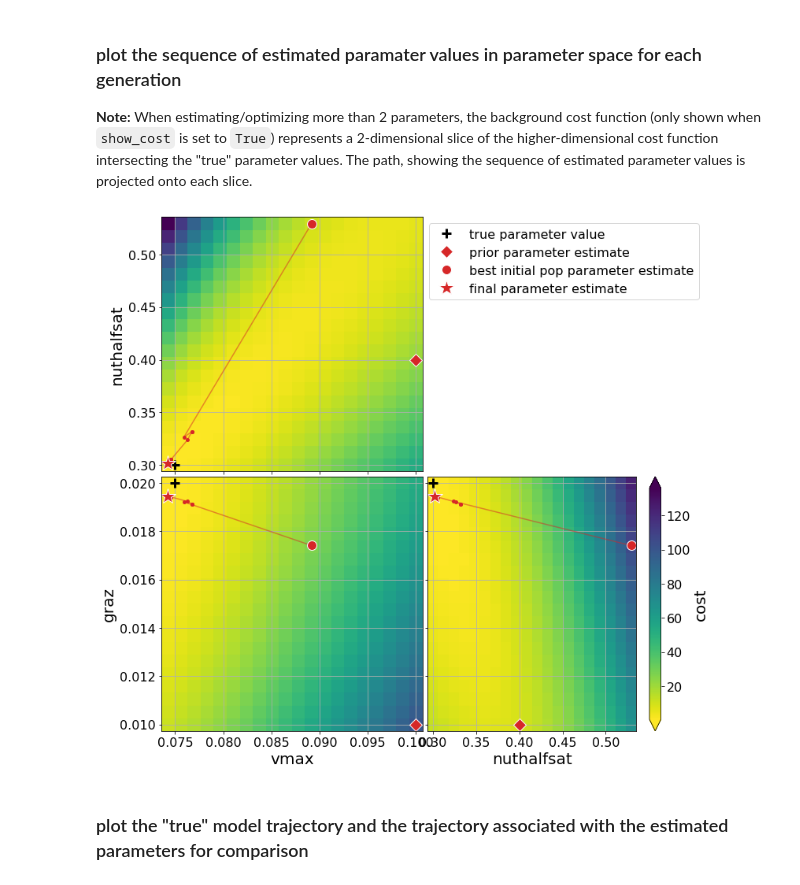
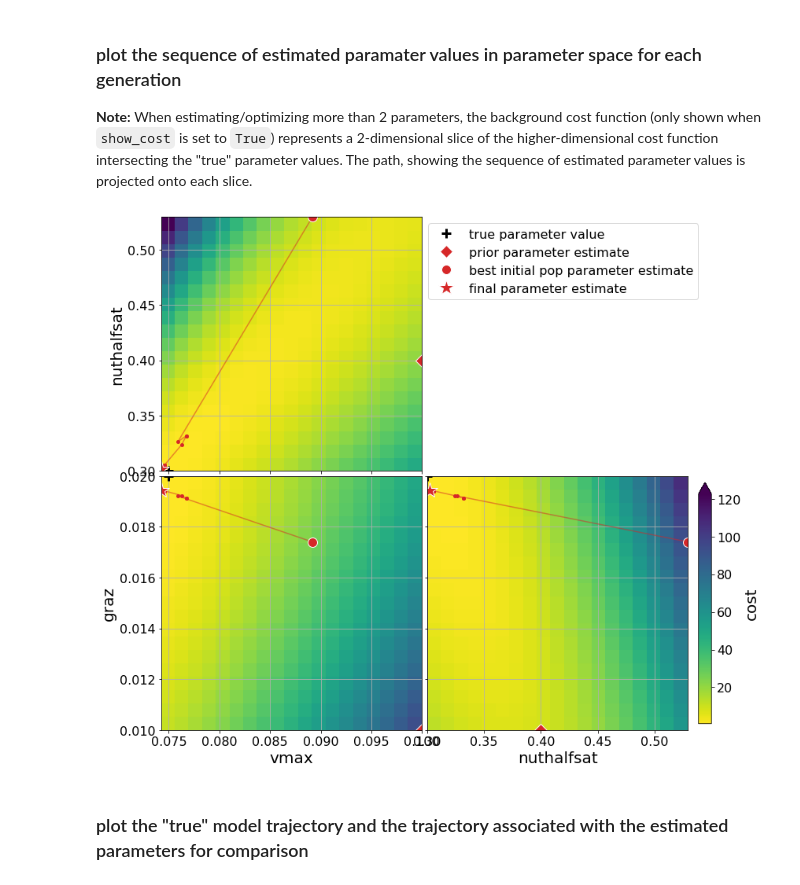
Before and after one commit to jpmattern/obm-primer, a Jupyter notebook: parameter_estimation_de.ipynb, the cells around one changed output. Saved outputs shown, nothing was run; the diff lists cells and outputs as text; code cells hidden in the pictures.

Commit message:
updated plots

```diff
--- a/parameter_estimation_de.ipynb
+++ b/parameter_estimation_de.ipynb
@@ -178,7 +178,7 @@ def run_model(parameter_values=None, x0=None):
         if isinstance(parameter_values, dict):
             parameters_run.update(parameter_values)
         else:
-            assert len(parameter_values) == len(parameters_prior), ('The number of input parameter must'
+            assert len(parameter_values) == len(parameters_prior), ('The number of input parameters must'
                                                                     f' be {len(parameters_prior)}.')
             for p, v in zip(parameters_prior, parameter_values):
                 parameters_run[p] = v
@@ -444,35 +444,37 @@ for icol, ix in enumerate(range(npar - 1)):
                 markersize=12, mec='white', linestyle='none', label='best initial pop parameter estimate')
         ax.plot(pop_highest_fitness[-1, ix], pop_highest_fitness[-1, iy], color='tab:red',
                 marker='*', markersize=20, mec='white', linestyle='none', label='final parameter estimate')
 
         if show_cost:
             if (x_name, y_name) in cost_slices:
                 pcs.append(ax.pcolormesh(cost_grid[x_name], cost_grid[y_name], cost_slices[(x_name, y_name)].T,
                                          shading='auto', cmap=mpl.cm.viridis_r))
             else:
                 pcs.append(ax.pcolormesh(cost_grid[x_name], cost_grid[y_name], cost_slices[(y_name, x_name)],
                                          shading='auto', cmap=mpl.cm.viridis_r))
 
         ax.grid(True)
 
         if irow == 0 and icol == 0:
             ax.legend(loc='upper left', bbox_to_anchor=(1, 0, 1, 1))
 
 if show_cost:
     # equalize color scale for background cost function across panels
     vmin = 100000.
     vmax = 0.
     for pc in pcs:
         vmin = min(vmin, pc.norm.vmin)
         vmax = max(vmax, pc.norm.vmax)
     for pc in pcs:
         pc.norm.vmin = vmin
         pc.norm.vmax = vmax
 
-    fig.colorbar(pcs[0], ax=ax, label='cost', extend='both')
+    ax = axs[1, 1]
+    cax = ax.inset_axes([1.04, 0.025, 0.05, 0.95], transform=ax.transAxes)
+    fig.colorbar(pcs[0], ax=ax, cax=cax, label='cost', extend='max')
 None
 # %% [output]
-[figure, old version]
+[figure, new version]
 # %% [markdown]
 ### plot the "true" model trajectory and the trajectory associated with the estimated parameters for comparison
 # %%
```
Also changed, not shown: 1 other file.
